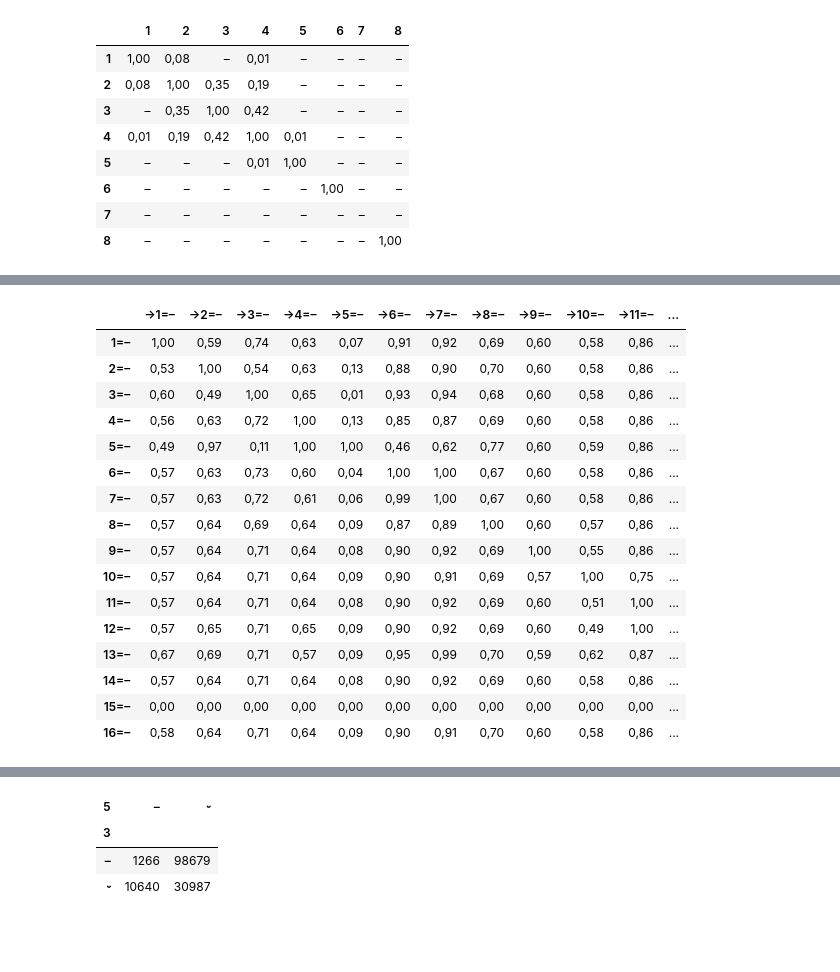
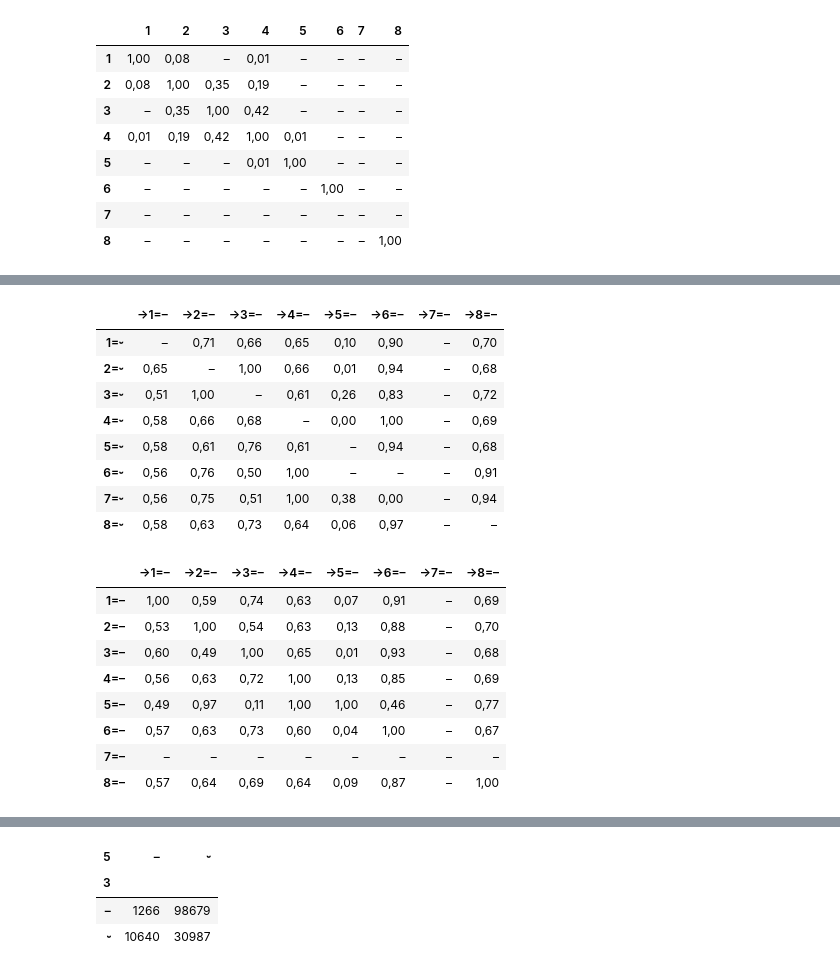
Before and after one commit to kmein/shloka, a Jupyter notebook: statistics.ipynb, the cells around one changed output, grey strips where cells are left out. Cells and saved outputs as stored; diff of their text form; code cells hidden in the pictures; blank space fills up the shorter version.

Commit message:
feat: split conditioned probabilities into four files

```diff
--- a/statistics.ipynb
+++ b/statistics.ipynb
@@ -732,9 +800,29 @@ for i in range(16):
 # %%
-conditioned_syllable_laghu = pd.DataFrame(counts_laghu).rename(
+conditioned_syllable_laghu_ac = pd.DataFrame(counts_laghu_ac).rename(
     index=lambda x: f"{x+1}=⏑", columns=lambda x: f"→{x+1}=–"
 )
-write_table(conditioned_syllable_laghu, "conditioned_syllable_laghu",
+conditioned_syllable_guru_ac = pd.DataFrame(counts_guru_ac).rename(
+    index=lambda x: f"{x+1}=–", columns=lambda x: f"→{x+1}=–"
+)
+conditioned_syllable_laghu_bd = pd.DataFrame(counts_laghu_bd).rename(
+    index=lambda x: f"{x+1}=⏑", columns=lambda x: f"→{x+1}=–"
+)
+conditioned_syllable_guru_bd = pd.DataFrame(counts_guru_bd).rename(
+    index=lambda x: f"{x+1}=–", columns=lambda x: f"→{x+1}=–"
+)
+write_table(conditioned_syllable_guru_ac, "conditioned_syllable_guru_ac",
             caption="Bedingte Wahrscheinlichkeiten für schwere Silben, "
-                    "abhängig von einer bestimmten leichten Silbe",
+                    "abhängig von einer bestimmten leichten Silbe (ungerader Pāda)",
             heatmap=True, axis=None)
-conditioned_syllable_laghu.style.background_gradient(axis=None, cmap=cm)
+write_table(conditioned_syllable_laghu_ac, "conditioned_syllable_laghu_ac",
+            caption="Bedingte Wahrscheinlichkeiten für schwere Silben, "
+                    "abhängig von einer bestimmten leichten Silbe (ungerader Pāda)",
+            heatmap=True, axis=None)
+write_table(conditioned_syllable_guru_bd, "conditioned_syllable_guru_bd",
+            caption="Bedingte Wahrscheinlichkeiten für schwere Silben, "
+                    "abhängig von einer bestimmten leichten Silbe (gerader Pāda)",
+            heatmap=True, axis=None)
+write_table(conditioned_syllable_laghu_bd, "conditioned_syllable_laghu_bd",
+            caption="Bedingte Wahrscheinlichkeiten für schwere Silben, "
+                    "abhängig von einer bestimmten leichten Silbe (gerader Pāda)",
+            heatmap=True, axis=None)
@@ -759,27 +829,24 @@ conditioned_syllable_laghu.style.background_gradient(axis=None, cmap=cm)
-# %%
-conditioned_syllable_guru = pd.DataFrame(counts_guru).rename(
-    index=lambda x: f"{x+1}=–", columns=lambda x: f"→{x+1}=–"
-)
-write_table(conditioned_syllable_guru, "conditioned_syllable_guru",
-            caption="Bedingte Wahrscheinlichkeiten für schwere Silben, "
-                    "abhängig von einer bestimmten leichten Silbe",
-            heatmap=True, axis=None)
-conditioned_syllable_guru.style.background_gradient(axis=None, cmap=cm)
-# %% [output]
-|  | →1=– | →2=– | →3=– | →4=– | →5=– | →6=– | →7=– | →8=– | →9=– | →10=– | →11=– | ... |
-| 1=– | 1,00 | 0,59 | 0,74 | 0,63 | 0,07 | 0,91 | 0,92 | 0,69 | 0,60 | 0,58 | 0,86 | ... |
-| 2=– | 0,53 | 1,00 | 0,54 | 0,63 | 0,13 | 0,88 | 0,90 | 0,70 | 0,60 | 0,58 | 0,86 | ... |
-| 3=– | 0,60 | 0,49 | 1,00 | 0,65 | 0,01 | 0,93 | 0,94 | 0,68 | 0,60 | 0,58 | 0,86 | ... |
-| 4=– | 0,56 | 0,63 | 0,72 | 1,00 | 0,13 | 0,85 | 0,87 | 0,69 | 0,60 | 0,58 | 0,86 | ... |
-| 5=– | 0,49 | 0,97 | 0,11 | 1,00 | 1,00 | 0,46 | 0,62 | 0,77 | 0,60 | 0,59 | 0,86 | ... |
-| 6=– | 0,57 | 0,63 | 0,73 | 0,60 | 0,04 | 1,00 | 1,00 | 0,67 | 0,60 | 0,58 | 0,86 | ... |
-| 7=– | 0,57 | 0,63 | 0,72 | 0,61 | 0,06 | 0,99 | 1,00 | 0,67 | 0,60 | 0,58 | 0,86 | ... |
-| 8=– | 0,57 | 0,64 | 0,69 | 0,64 | 0,09 | 0,87 | 0,89 | 1,00 | 0,60 | 0,57 | 0,86 | ... |
-| 9=– | 0,57 | 0,64 | 0,71 | 0,64 | 0,08 | 0,90 | 0,92 | 0,69 | 1,00 | 0,55 | 0,86 | ... |
-| 10=– | 0,57 | 0,64 | 0,71 | 0,64 | 0,09 | 0,90 | 0,91 | 0,69 | 0,57 | 1,00 | 0,75 | ... |
-| 11=– | 0,57 | 0,64 | 0,71 | 0,64 | 0,08 | 0,90 | 0,92 | 0,69 | 0,60 | 0,51 | 1,00 | ... |
-| 12=– | 0,57 | 0,65 | 0,71 | 0,65 | 0,09 | 0,90 | 0,92 | 0,69 | 0,60 | 0,49 | 1,00 | ... |
-| 13=– | 0,67 | 0,69 | 0,71 | 0,57 | 0,09 | 0,95 | 0,99 | 0,70 | 0,59 | 0,62 | 0,87 | ... |
-| 14=– | 0,57 | 0,64 | 0,71 | 0,64 | 0,08 | 0,90 | 0,92 | 0,69 | 0,60 | 0,58 | 0,86 | ... |
-| 15=– | 0,00 | 0,00 | 0,00 | 0,00 | 0,00 | 0,00 | 0,00 | 0,00 | 0,00 | 0,00 | 0,00 | ... |
-| 16=– | 0,58 | 0,64 | 0,71 | 0,64 | 0,09 | 0,90 | 0,91 | 0,70 | 0,60 | 0,58 | 0,86 | ... |
+# %%
+conditioned_syllable_laghu_ac.style.background_gradient(axis=None, cmap=cm)
+# %% [output]
+|  | →1=– | →2=– | →3=– | →4=– | →5=– | →6=– | →7=– | →8=– |
+| 1=⏑ | – | 0,71 | 0,66 | 0,65 | 0,10 | 0,90 | – | 0,70 |
+| 2=⏑ | 0,65 | – | 1,00 | 0,66 | 0,01 | 0,94 | – | 0,68 |
+| 3=⏑ | 0,51 | 1,00 | – | 0,61 | 0,26 | 0,83 | – | 0,72 |
+| 4=⏑ | 0,58 | 0,66 | 0,68 | – | 0,00 | 1,00 | – | 0,69 |
+| 5=⏑ | 0,58 | 0,61 | 0,76 | 0,61 | – | 0,94 | – | 0,68 |
+| 6=⏑ | 0,56 | 0,76 | 0,50 | 1,00 | – | – | – | 0,91 |
+| 7=⏑ | 0,56 | 0,75 | 0,51 | 1,00 | 0,38 | 0,00 | – | 0,94 |
+| 8=⏑ | 0,58 | 0,63 | 0,73 | 0,64 | 0,06 | 0,97 | – | – |
+# %%
+conditioned_syllable_guru_ac.style.background_gradient(axis=None, cmap=cm)
+# %% [output]
+|  | →1=– | →2=– | →3=– | →4=– | →5=– | →6=– | →7=– | →8=– |
+| 1=– | 1,00 | 0,59 | 0,74 | 0,63 | 0,07 | 0,91 | – | 0,69 |
+| 2=– | 0,53 | 1,00 | 0,54 | 0,63 | 0,13 | 0,88 | – | 0,70 |
+| 3=– | 0,60 | 0,49 | 1,00 | 0,65 | 0,01 | 0,93 | – | 0,68 |
+| 4=– | 0,56 | 0,63 | 0,72 | 1,00 | 0,13 | 0,85 | – | 0,69 |
+| 5=– | 0,49 | 0,97 | 0,11 | 1,00 | 1,00 | 0,46 | – | 0,77 |
+| 6=– | 0,57 | 0,63 | 0,73 | 0,60 | 0,04 | 1,00 | – | 0,67 |
+| 7=– | – | – | – | – | – | – | – | – |
+| 8=– | 0,57 | 0,64 | 0,69 | 0,64 | 0,09 | 0,87 | – | 1,00 |
```
Also changed, not shown: parts of 12 cells of this notebook.
